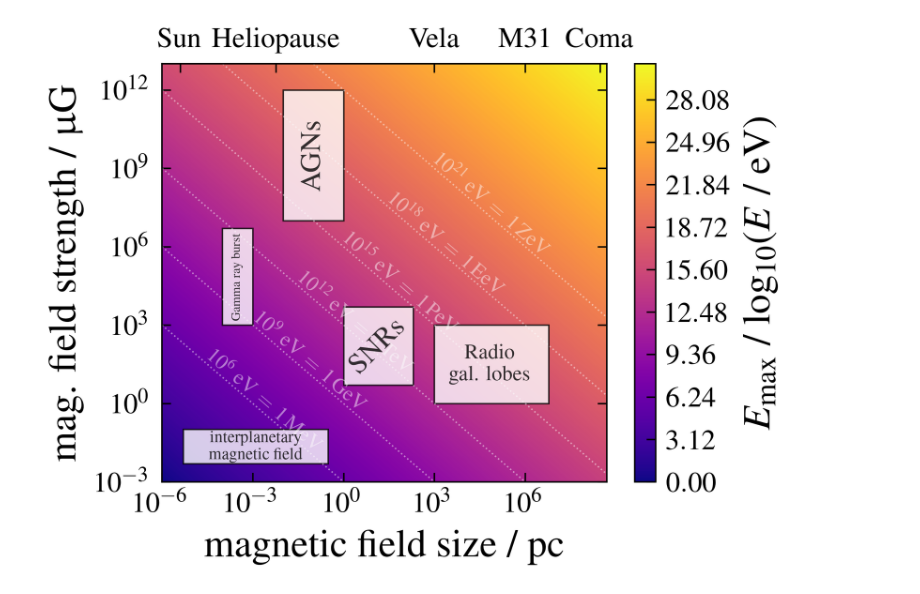
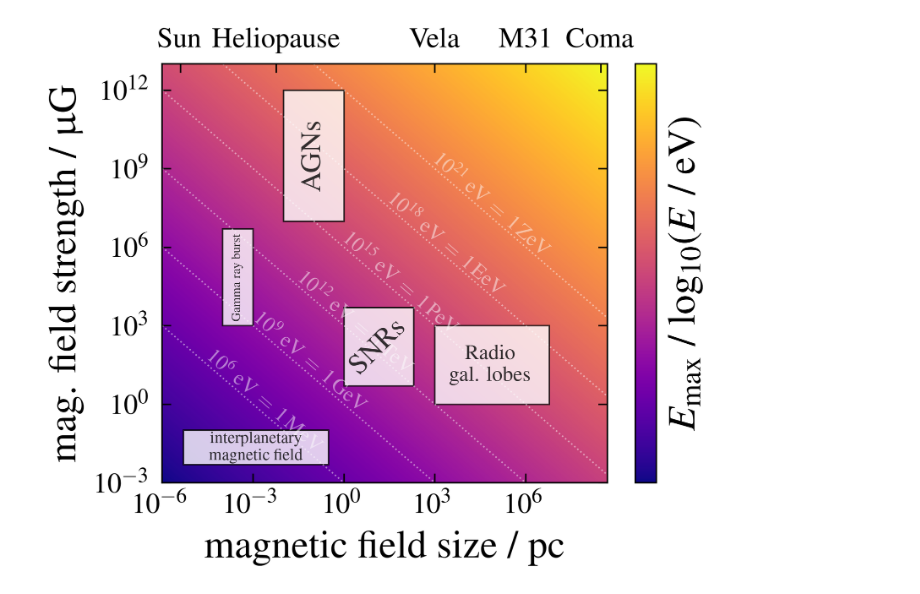
Before and after one commit to Quizznor/thesis-latex, a Jupyter notebook: scripts/plot_scripts/hillas_plot/hillas_plot.ipynb, the cells around one changed output. Saved outputs shown, nothing was run; the diff lists cells and outputs as text; code cells hidden in the pictures.

```diff
--- a/scripts/plot_scripts/hillas_plot/hillas_plot.ipynb
+++ b/scripts/plot_scripts/hillas_plot/hillas_plot.ipynb
@@ -66,6 +66,7 @@ z = np.log10(0.5 * (xx * yy) * q / beta) + 9
 contour = ax.contourf(x, y, z, levels = 500, cmap = "plasma", zorder = 0)
 bar = plt.colorbar(contour, ax = ax)
 bar.set_label("$E_\mathrm{max}$ / log$_{10}$($E$ / $\mathrm{eV}$)")
+bar.set_ticks(range(30, 3))
 
 # # context
 CS = plt.contour(xx, yy, z, levels=range(6, 24, 3), colors='w',
@@ -93,31 +94,31 @@ _ = ax.annotate("AGNs", get_center(AGNs) + np.array([3e-6, 0]) , ha='center', va
 RGs = ax.add_patch(Rectangle((1e3, 1), 5.999e6, 0.999e3, fc = "w", color = "k", lw=0.5, alpha=0.8)) # Radio Galaxies
 _ = ax.annotate("Radio\ngal. lobes", get_center(RGs) - np.array([1e4, 0]), ha='center', va='center', alpha=0.8, fontsize=7)
 IMF = ax.add_patch(Rectangle((5e-6, 5e-3), 0.3066, 1e-1, fc = "w", color = "k", lw=0.5, alpha=0.8)) # Interplanetary Magnetic Field
 _ = ax.annotate("interplanetary\nmagnetic field", get_center(IMF), ha='center', va='center', alpha=0.8, fontsize=5.5)
 GRB = ax.add_patch(Rectangle((1e-4, 1e3), 0.9e-3, 4.999e6, fc = "w", color = "k", lw=0.5, alpha=0.8)) # Interplanetary Magnetic Field
 _ = ax.annotate("Gamma ray burst", get_center(GRB), ha='center', va='center', alpha=0.8, fontsize=4.2, rotation=90)
 
 # plt.scatter( 8.594, 8.3e4, s = 50, fc = "w", edgecolor = "k")                   # LHC
 # plt.gca().add_patch(Rectangle((8, 1e9-5), 10, 1e14, fc = "w", color = "k"))     # Pulsars
 # plt.gca().add_patch(Rectangle((3e18, 1e-5), 1e20, 1e-3, fc = "w", color = "k")) # RGs
 # plt.gca().add_patch(Rectangle((6e3, 8.2e4), 1e4, 1e9, fc = "w", color = "k"))   # White dwarf
 # plt.scatter( 1e3, 1e3, s = 800, fc = "w", edgecolor = "k")                      # Sunspots
 
 # plt.text(13, 2e5, "LHC", c = "w", weight = "bold")
 # plt.text(4e3, 1e2, "Sunspots", c = "w", weight = "bold")
 # plt.text(30, 1e12, "Pulsars", c = "w", weight = "bold")
 # plt.text(1.5e18, 5e-3, "  Radio\nGalaxies", c = "w", weight = "bold")
 # plt.text(2e4, 2e5, "White\nDwarfs", c = "w", weight = "bold")
 
 # plt.plot([10, 1e22], [1e15, 1e-6], c = "k", ls = "--")                          # GZK
 # plt.text(1e4, 1.5e7, r"GZK-Cutoff $\approx 10^{20}\;\mathrm{eV}$", rotation = -34, c = "k")
 # plt.plot([1, 1e19], [1e13, 1e-6], c = "k", ls = "--")                           # Proton knee
 # plt.text(1e4, 1e4, r"Proton knee $\approx 10^{16}\;\mathrm{eV}$", rotation = -34, c = "k")
 # plt.plot([1.0,1e6], [1.0, 1e-6], c = "lightgray", ls = "--")                    # Aurora
 # plt.text(3, 1e-6, r"Aurora Borealis $\approx 10^{3}\;\mathrm{eV}$", rotation = -34, c = "lightgray")
 # plt.plot([1e6, 1e23], [1e15, 1e-2], c = "whitesmoke", ls = "--")
 # plt.text(1e17, 2.7e-1, r"GUT-Scale $\approx 10^{25}\,\mathrm{eV}$", rotation = -34, c = "whitesmoke")
 
 plot.save(plt.gcf(), "hillas_plot")
 # %% [output]
-[figure, old version]
+[figure, new version]
```
Also changed, not shown: parts of 1 cell of this notebook, 58 other files.
